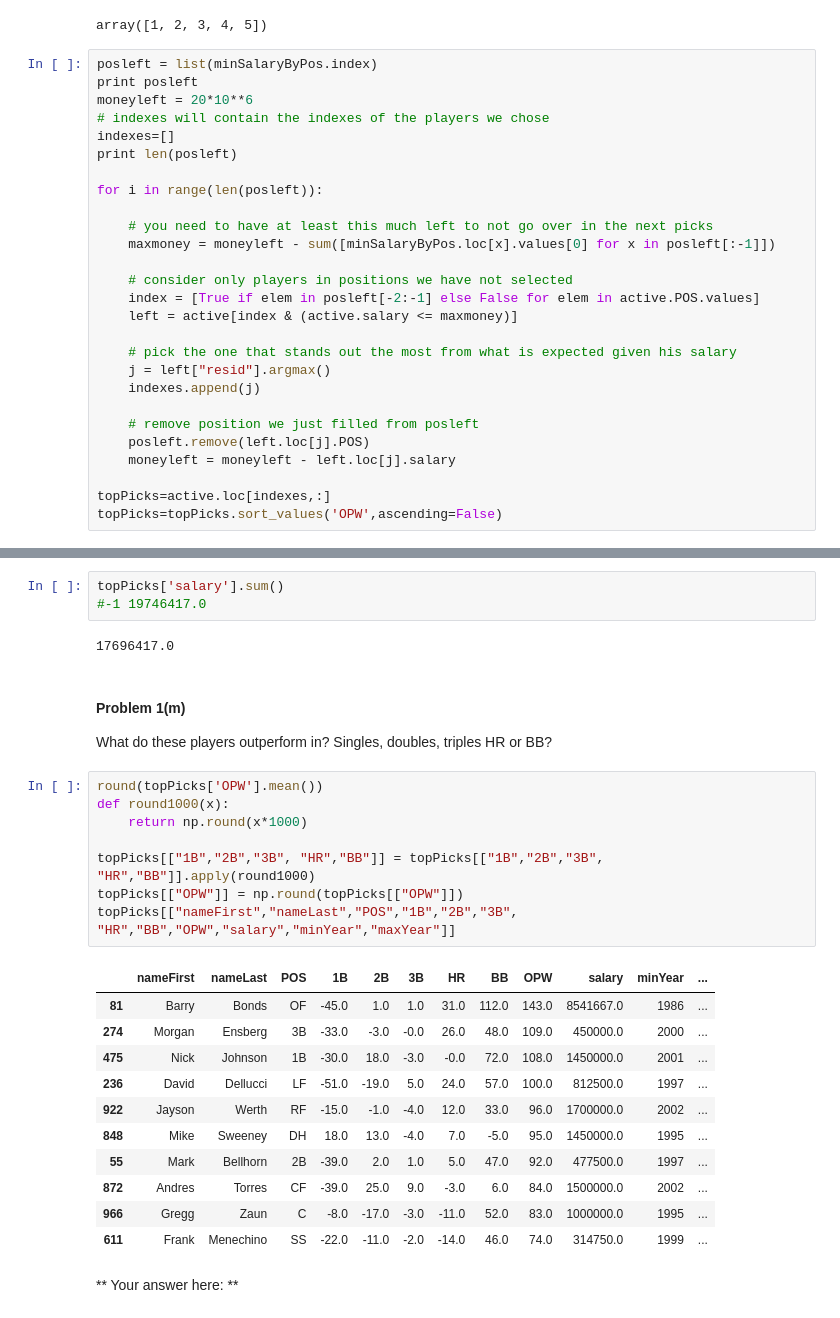
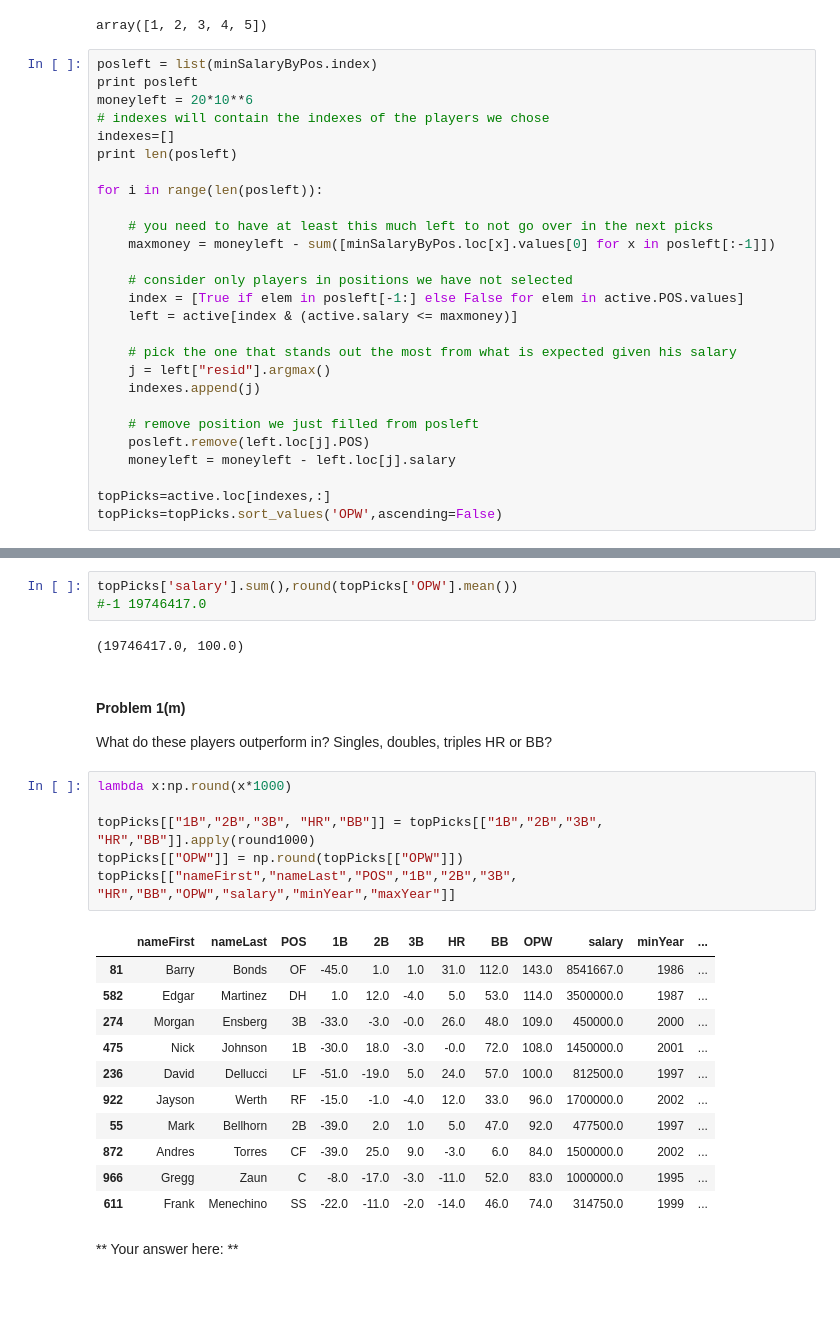
Before and after one commit to ShichengChen/cs109, a Jupyter notebook: 2014-master/homework/HW3.ipynb, the cells around one changed output, grey strips where cells are left out. Saved outputs shown, nothing was run; the diff lists cells and outputs as text.

```diff
--- a/2014-master/homework/HW3.ipynb
+++ b/2014-master/homework/HW3.ipynb
@@ -462,7 +462,7 @@ for i in range(len(posleft)):
     maxmoney = moneyleft - sum([minSalaryByPos.loc[x].values[0] for x in posleft[:-1]])
 
     # consider only players in positions we have not selected
-    index = [True if elem in posleft[-2:-1] else False for elem in active.POS.values]
+    index = [True if elem in posleft[-1:] else False for elem in active.POS.values]
     left = active[index & (active.salary <= maxmoney)]
 
     # pick the one that stands out the most from what is expected given his salary
@@ -482,27 +481,25 @@ ValueError: list.remove(x): x not in list
 # %%
-topPicks['salary'].sum()
+topPicks['salary'].sum(),round(topPicks['OPW'].mean())
 #-1 19746417.0
 # %% [output]
-17696417.0
+(19746417.0, 100.0)
 # %% [markdown]
 #### Problem 1(m)
 What do these players outperform in? Singles, doubles, triples HR or BB?
 # %%
-round(topPicks['OPW'].mean())
-def round1000(x):
-    return np.round(x*1000)
+lambda x:np.round(x*1000)
 
 topPicks[["1B","2B","3B", "HR","BB"]] = topPicks[["1B","2B","3B", "HR","BB"]].apply(round1000)
 topPicks[["OPW"]] = np.round(topPicks[["OPW"]])
 topPicks[["nameFirst","nameLast","POS","1B","2B","3B", "HR","BB","OPW","salary","minYear","maxYear"]]
 # %% [output]
 |  | nameFirst | nameLast | POS | 1B | 2B | 3B | HR | BB | OPW | salary | minYear | ... |
 | 81 | Barry | Bonds | OF | -45.0 | 1.0 | 1.0 | 31.0 | 112.0 | 143.0 | 8541667.0 | 1986 | ... |
+| 582 | Edgar | Martinez | DH | 1.0 | 12.0 | -4.0 | 5.0 | 53.0 | 114.0 | 3500000.0 | 1987 | ... |
 | 274 | Morgan | Ensberg | 3B | -33.0 | -3.0 | -0.0 | 26.0 | 48.0 | 109.0 | 450000.0 | 2000 | ... |
 | 475 | Nick | Johnson | 1B | -30.0 | 18.0 | -3.0 | -0.0 | 72.0 | 108.0 | 1450000.0 | 2001 | ... |
 | 236 | David | Dellucci | LF | -51.0 | -19.0 | 5.0 | 24.0 | 57.0 | 100.0 | 812500.0 | 1997 | ... |
 | 922 | Jayson | Werth | RF | -15.0 | -1.0 | -4.0 | 12.0 | 33.0 | 96.0 | 1700000.0 | 2002 | ... |
-| 848 | Mike | Sweeney | DH | 18.0 | 13.0 | -4.0 | 7.0 | -5.0 | 95.0 | 1450000.0 | 1995 | ... |
 | 55 | Mark | Bellhorn | 2B | -39.0 | 2.0 | 1.0 | 5.0 | 47.0 | 92.0 | 477500.0 | 1997 | ... |
 | 872 | Andres | Torres | CF | -39.0 | 25.0 | 9.0 | -3.0 | 6.0 | 84.0 | 1500000.0 | 2002 | ... |
 | 966 | Gregg | Zaun | C | -8.0 | -17.0 | -3.0 | -11.0 | 52.0 | 83.0 | 1000000.0 | 1995 | ... |
```
Also changed, not shown: parts of 2 cells of this notebook.
